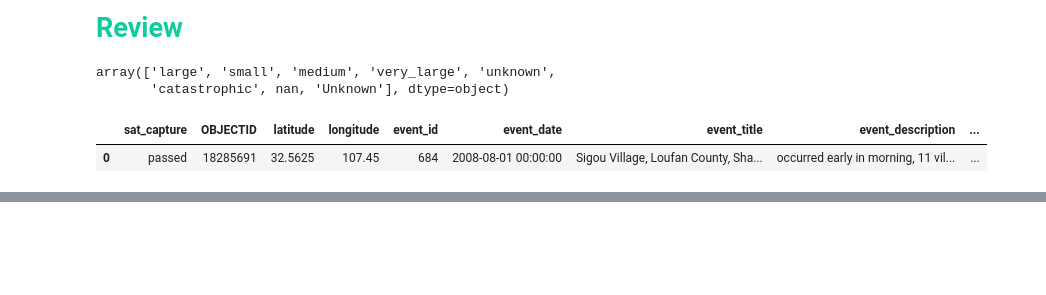
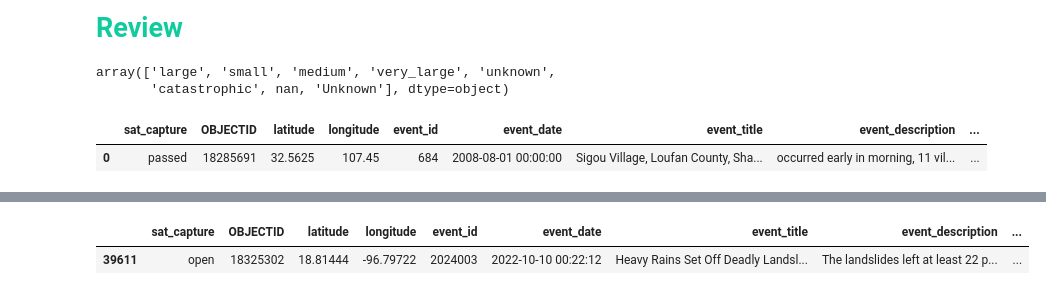
Before and after one commit to eltsvetk/DS6050_Project, a Jupyter notebook: Landslide_SatImage_Tracker.ipynb, the cells around one changed output, grey strips where cells are left out. Saved outputs shown, nothing was run; the diff lists cells and outputs as text; code cells hidden in the pictures; blank space fills up the shorter version.

```diff
--- a/Landslide_SatImage_Tracker.ipynb
+++ b/Landslide_SatImage_Tracker.ipynb
@@ -128,0 +150,6 @@ nasa_satimage_log.iloc[:,0:12].query("event_id == 11452 ")
+# %%
+## Query for certain landslides:::::
+nasa_satimage_log.iloc[:,0:16].query("event_title == 'Heavy Rains Set Off Deadly Landslides in Venezuela' ")
+# %% [output]
+|  | sat_capture | OBJECTID | latitude | longitude | event_id | event_date | event_title | event_description | ... |
+| 39611 | open | 18325302 | 18.81444 | -96.79722 | 2024003 | 2022-10-10 00:22:12 | Heavy Rains Set Off Deadly Landsl... | The landslides left at least 22 p... | ... |
```
Also changed, not shown: parts of 13 cells of this notebook, 2 other files.
